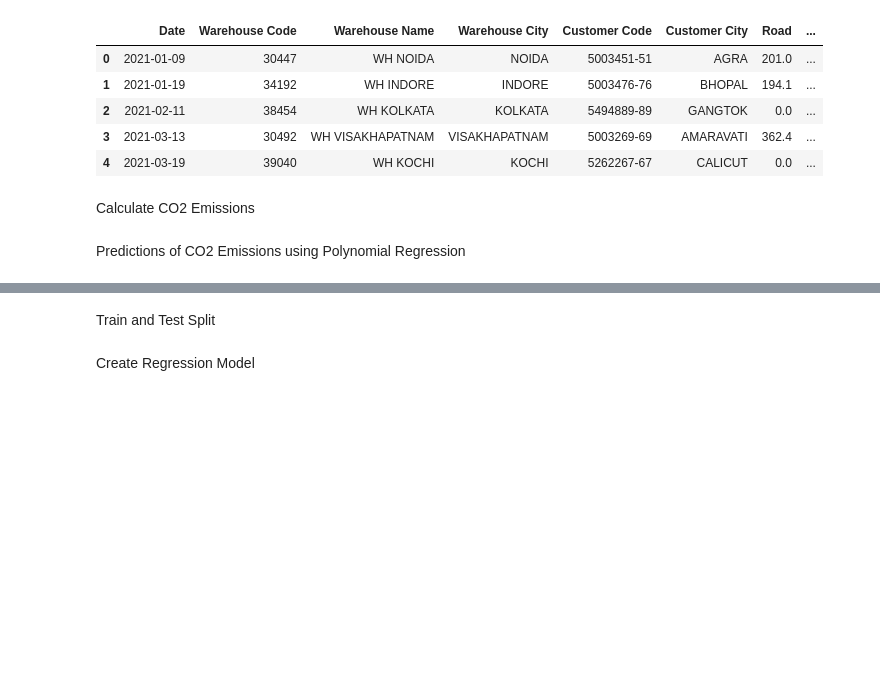
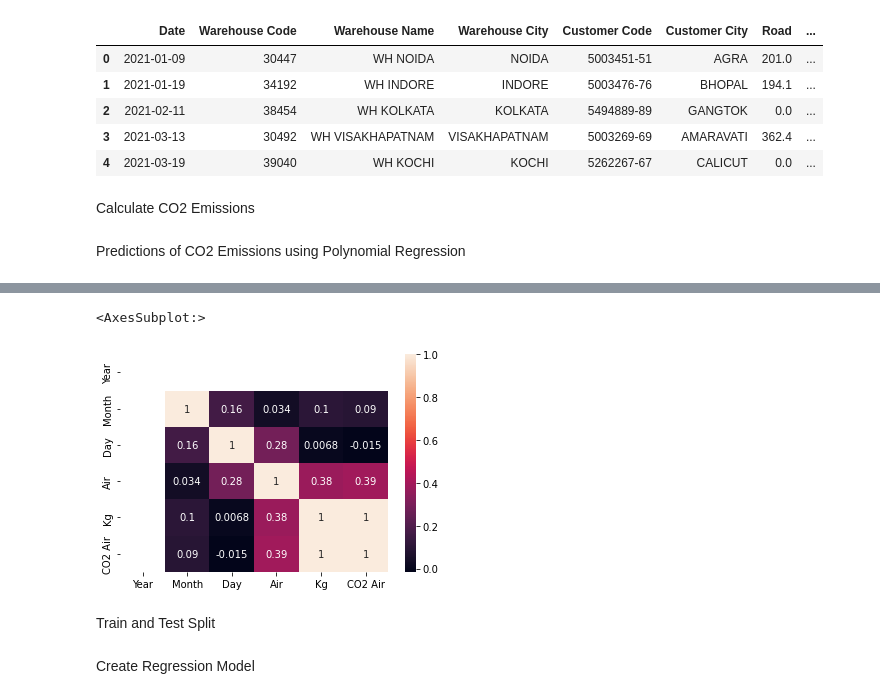
Before and after one commit to R-Gokulnaath/supply_chain_sustainability, a Jupyter notebook: SupplyChain_CarbonFootPrint.ipynb, the cells around one changed output, grey strips where cells are left out. Drawn from its saved outputs; the diff is of its cells as text; code cells hidden in the pictures; blank space fills up the shorter version.

```diff
--- a/SupplyChain_CarbonFootPrint.ipynb
+++ b/SupplyChain_CarbonFootPrint.ipynb
@@ -131,3 +139,8 @@ y = df_grouped['CO2 Road']
+# %%
+sns.heatmap(df_grouped[['Year', 'Month', 'Day', 'Air', 'Kg', 'CO2 Air']].corr(), annot=True)
+# %% [output]
+<AxesSubplot:>
+[figure, added]
 # %% [markdown]
 Train and Test Split
 # %%
```
Also changed, not shown: parts of 7 cells of this notebook.
